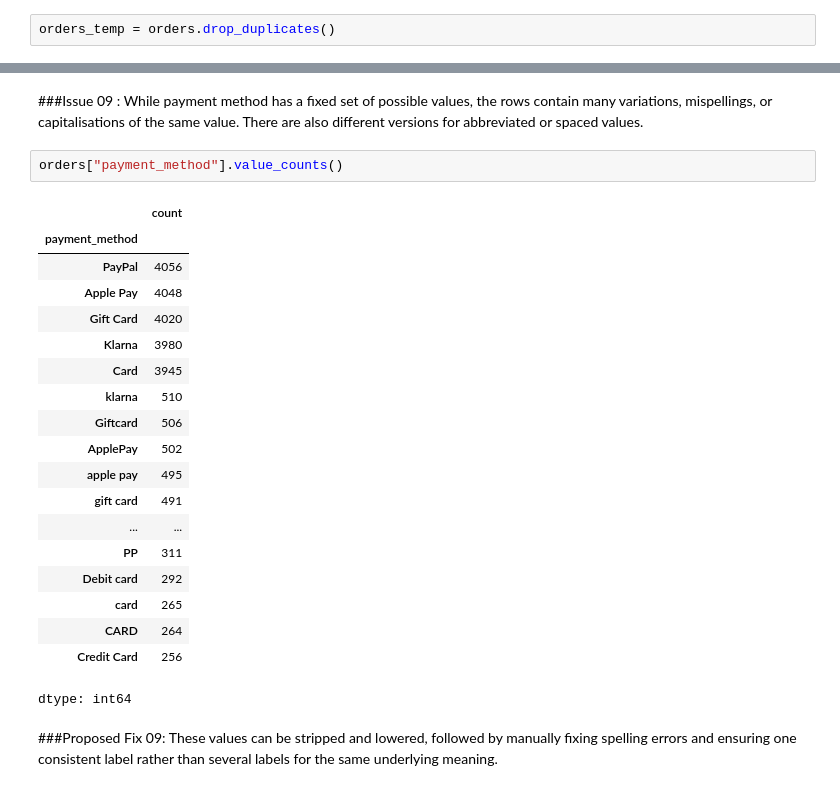
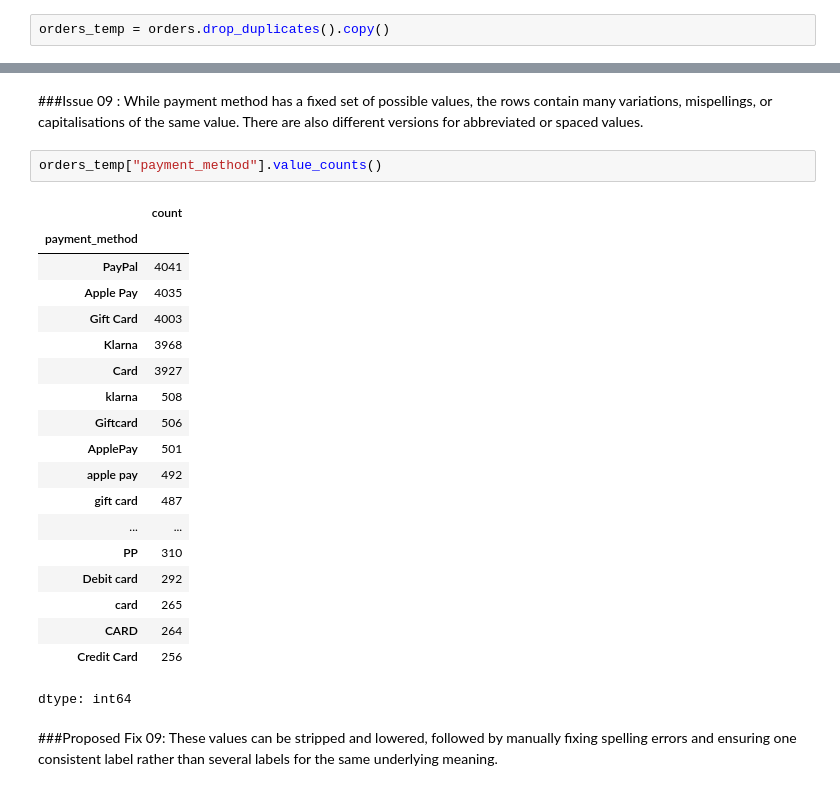
Before and after one commit to LSRajan/valley-outfitters-analysis, a Jupyter notebook: notebooks/01_profiling.ipynb, the cells around one changed output, grey strips where cells are left out. Cells and saved outputs as stored; diff of their text form.

```diff
--- a/notebooks/01_profiling.ipynb
+++ b/notebooks/01_profiling.ipynb
@@ -58,7 +57,7 @@ np.int64(90)
 # %% [markdown]
 ### Proposed Fix 01: There are 90 duplicated rows in the table. Solve by dropping duplicated rows.
 # %%
-orders_temp = orders.drop_duplicates()
+orders_temp = orders.drop_duplicates().copy()
 # %% [markdown]
 ##1.1 order_id
 # %%
@@ -332,22 +321,22 @@ dtype: int64
 # %% [markdown]
 ###Issue 09 : While payment method has a fixed set of possible values, the rows contain many variations, mispellings, or capitalisations of the same value. There are also different versions for abbreviated or spaced values.
 # %%
-orders["payment_method"].value_counts()
+orders_temp["payment_method"].value_counts()
 # %% [output]
 |  | count |
 | payment_method |  |
-| PayPal | 4056 |
-| Apple Pay | 4048 |
-| Gift Card | 4020 |
-| Klarna | 3980 |
-| Card | 3945 |
-| klarna | 510 |
+| PayPal | 4041 |
+| Apple Pay | 4035 |
+| Gift Card | 4003 |
+| Klarna | 3968 |
+| Card | 3927 |
+| klarna | 508 |
 | Giftcard | 506 |
-| ApplePay | 502 |
-| apple pay | 495 |
-| gift card | 491 |
+| ApplePay | 501 |
+| apple pay | 492 |
+| gift card | 487 |
 | ... | ... |
-| PP | 311 |
+| PP | 310 |
 | Debit card | 292 |
 | card | 265 |
 | CARD | 264 |
```
Also changed, not shown: parts of 72 cells of this notebook, 2 other files.
